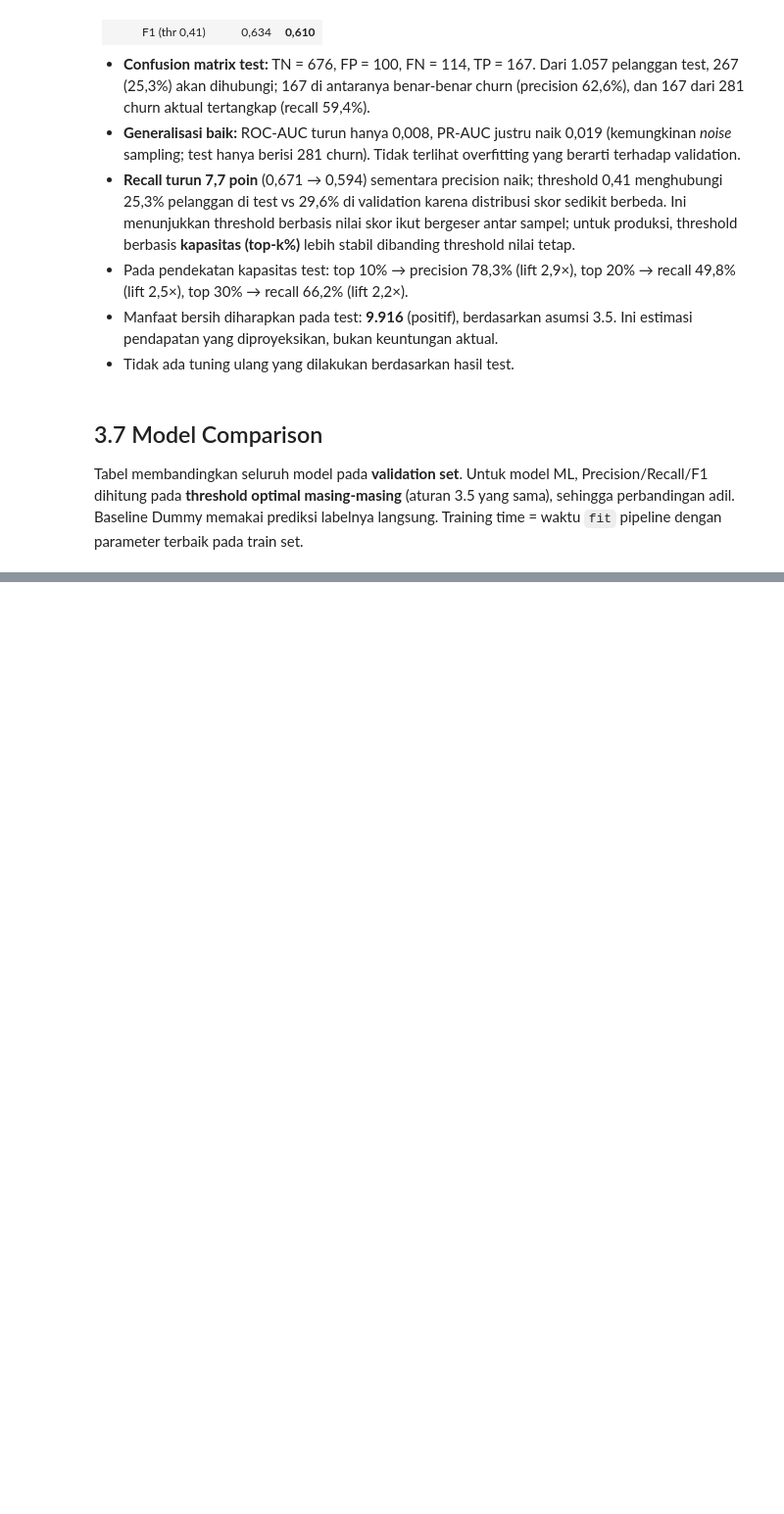
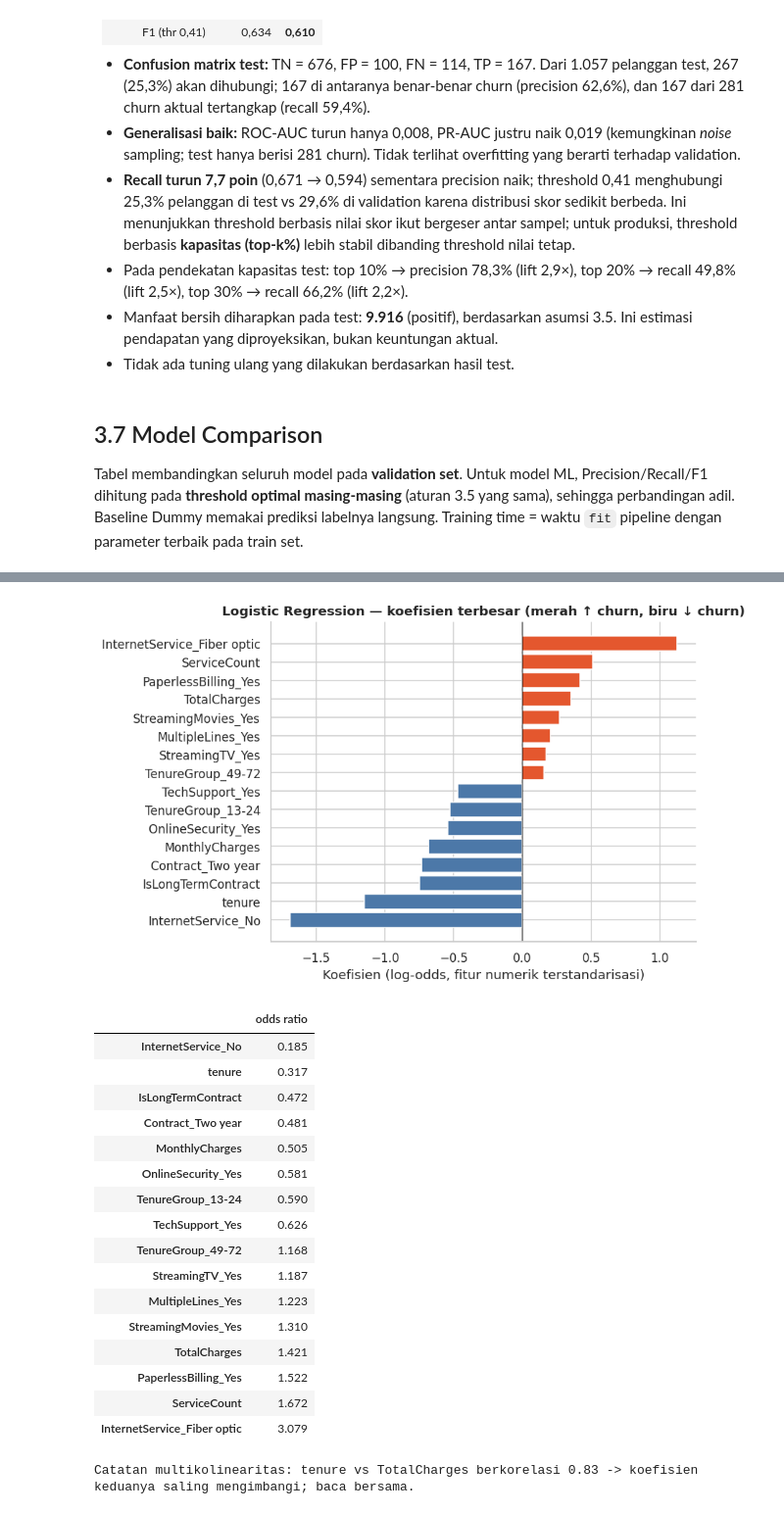
Before and after one commit to arielsharonferdinandus/Telco_Customer_Churn_Prediction, a Jupyter notebook: Telco_Churn_Notebook.ipynb, the cells around one changed output, grey strips where cells are left out. Shown at 98% size. Cells and saved outputs as stored; diff of their text form; code cells hidden in the pictures; blank space fills up the shorter version.

```diff
--- a/Telco_Churn_Notebook.ipynb
+++ b/Telco_Churn_Notebook.ipynb
@@ -1265,0 +1491,30 @@ Evaluasi akhir model final pada TEST set:
+# %%
+lr_best = searches['LogReg'].best_estimator_
+coef = pd.Series(lr_best.named_steps['model'].coef_[0], index=lr_best.named_steps['prep'].get_feature_names_out())
+coef_top = pd.concat([coef.sort_values().head(8), coef.sort_values().tail(8)])
+fig, ax = plt.subplots(figsize=(8, 5.2))
+ax.barh(coef_top.index, coef_top.values, color=[COL['Yes'] if v > 0 else COL['No'] for v in coef_top.values])
+ax.axvline(0, color='k', lw=.8); ax.set(xlabel='Koefisien (log-odds, fitur numerik terstandarisasi)', title='Logistic Regression — koefisien terbesar (merah ↑ churn, biru ↓ churn)')
+plt.tight_layout(); plt.show()
+odds = np.exp(coef_top).rename('odds ratio'); display(odds.round(3).to_frame())
+print('Catatan multikolinearitas: tenure vs TotalCharges berkorelasi 0.83 -> koefisien keduanya saling mengimbangi; baca bersama.')
+# %% [output]
+[figure, added]
+|  | odds ratio |
+| InternetService_No | 0.185 |
+| tenure | 0.317 |
+| IsLongTermContract | 0.472 |
+| Contract_Two year | 0.481 |
+| MonthlyCharges | 0.505 |
+| OnlineSecurity_Yes | 0.581 |
+| TenureGroup_13-24 | 0.590 |
+| TechSupport_Yes | 0.626 |
+| TenureGroup_49-72 | 1.168 |
+| StreamingTV_Yes | 1.187 |
+| MultipleLines_Yes | 1.223 |
+| StreamingMovies_Yes | 1.310 |
+| TotalCharges | 1.421 |
+| PaperlessBilling_Yes | 1.522 |
+| ServiceCount | 1.672 |
+| InternetService_Fiber optic | 3.079 |
+Catatan multikolinearitas: tenure vs TotalCharges berkorelasi 0.83 -> koefisien keduanya saling mengimbangi; baca bersama.
```
Also changed, not shown: parts of 26 cells of this notebook.
